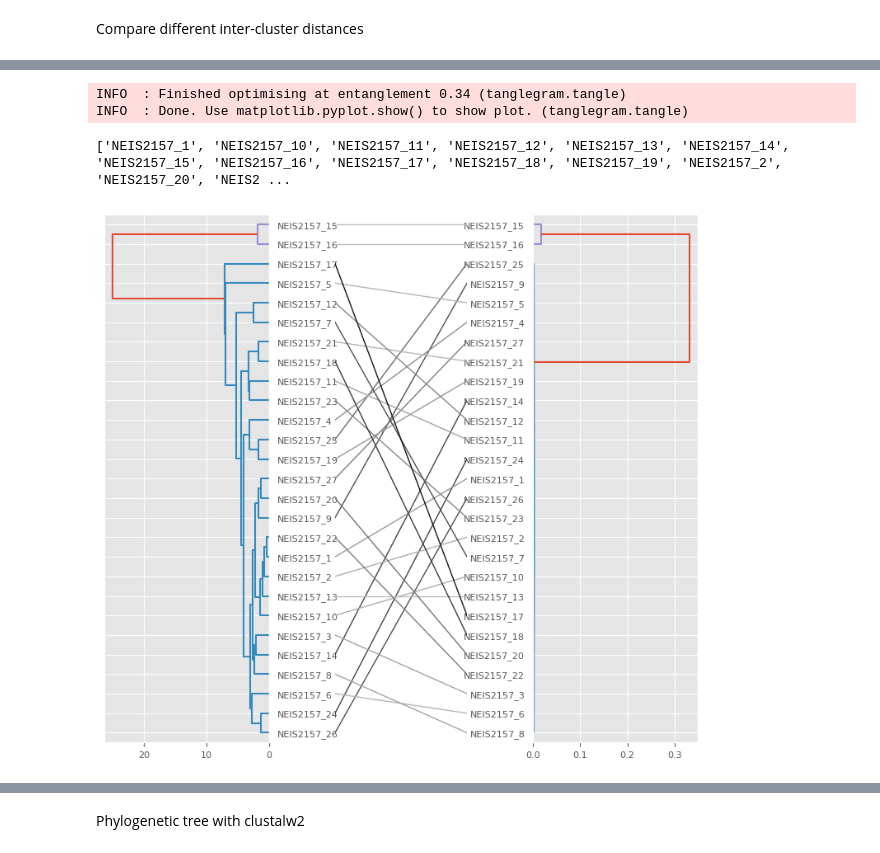
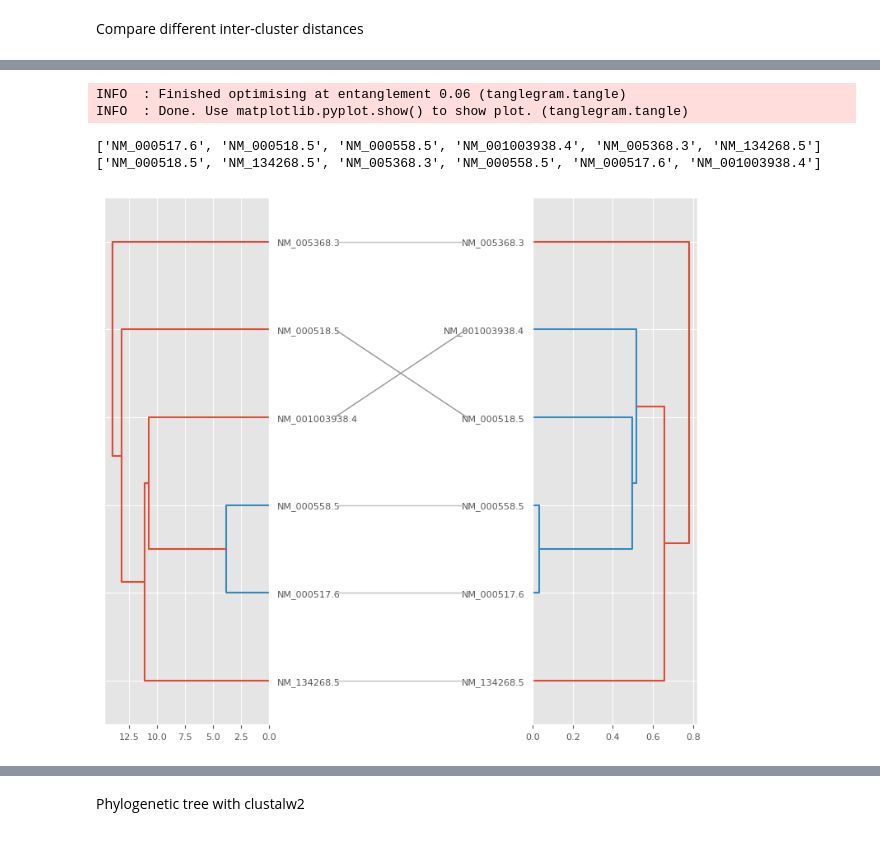
Before and after one commit to matteotolloso/BioEmbedding, a Jupyter notebook: hierarchical.ipynb, the cells around one changed output, grey strips where cells are left out. Cells and saved outputs as stored; diff of their text form; code cells hidden in the pictures.

```diff
--- a/hierarchical.ipynb
+++ b/hierarchical.ipynb
@@ -9,8 +9,8 @@ import matplotlib.pyplot as plt
 from autoembedding.embeddings_matrix import build_embeddings_matrix
 #InteractiveShell.ast_node_interactivity = "all"
 
-#PATH = "dataset/NEIS2157.json"
-PATH = "dataset/NEIS2157/NEIS2157.json"
+PATH = "dataset/globins/globins.json"
+#PATH = "dataset/NEIS2157/NEIS2157.json"
 
 embeddings_dict = utils.get_embeddings_dict(PATH)
 
@@ -65,36 +65,36 @@ IDs, embeddings_matrix_A = build_embeddings_matrix(
 )
 
 # Scaling
 scaler = StandardScaler()
 embeddings_matrix_A = scaler.fit_transform(embeddings_matrix_A)
 
 # Principal component analysis
-pca = PCA(n_components=5)
+pca = PCA()
 embeddings_matrix_A = pca.fit_transform(embeddings_matrix_A)
 
 # Buliding an array encoding the pairwise distances between rows (observations) in the embedding matrix
 condensed_distances_A = pdist(embeddings_matrix_A, metric="euclidean")
 
 # Calculating the hierarchical clustering
-linkage_matrix_A = linkage(condensed_distances_A, method="average", optimal_ordering=True)
+linkage_matrix_A = linkage(condensed_distances_A, method="average")
 
-gt_matrix, gt_IDs = utils.newick_to_linkage("./dataset/NEIS2157/NEIS2157.dnd")
+gt_matrix, gt_IDs = utils.newick_to_linkage("./dataset/globins/globins.dnd")
 
 # Plot tanglegram
 fig = tg.plot(
     linkage_matrix_A,
     gt_matrix,
     labelsA=IDs,
     labelsB=gt_IDs,
     #sort="step2side",
     link_kwargs = {},
     dend_kwargs={}
 )
 
 #plt.show()
 print(gt_IDs, IDs)
 # %% [output]
-INFO  : Finished optimising at entanglement 0.34 (tanglegram.tangle)
+INFO  : Finished optimising at entanglement 0.06 (tanglegram.tangle)
 INFO  : Done. Use matplotlib.pyplot.show() to show plot. (tanglegram.tangle)
-['NEIS2157_1', 'NEIS2157_10', 'NEIS2157_11', 'NEIS2157_12', 'NEIS2157_13', 'NEIS2157_14', 'NEIS2157_15', 'NEIS2157_16', 'NEIS2157_17', 'NEIS2157_18', 'NEIS2157_19', 'NEIS2157_2', 'NEIS2157_20', 'NEIS2 ...
+['NM_000517.6', 'NM_000518.5', 'NM_000558.5', 'NM_001003938.4', 'NM_005368.3', 'NM_134268.5'] ['NM_000518.5', 'NM_134268.5', 'NM_005368.3', 'NM_000558.5', 'NM_000517.6', 'NM_001003938.4']
-[figure, old version]
+[figure, new version]
```
Also changed, not shown: parts of 7 cells of this notebook, 4 other files.
